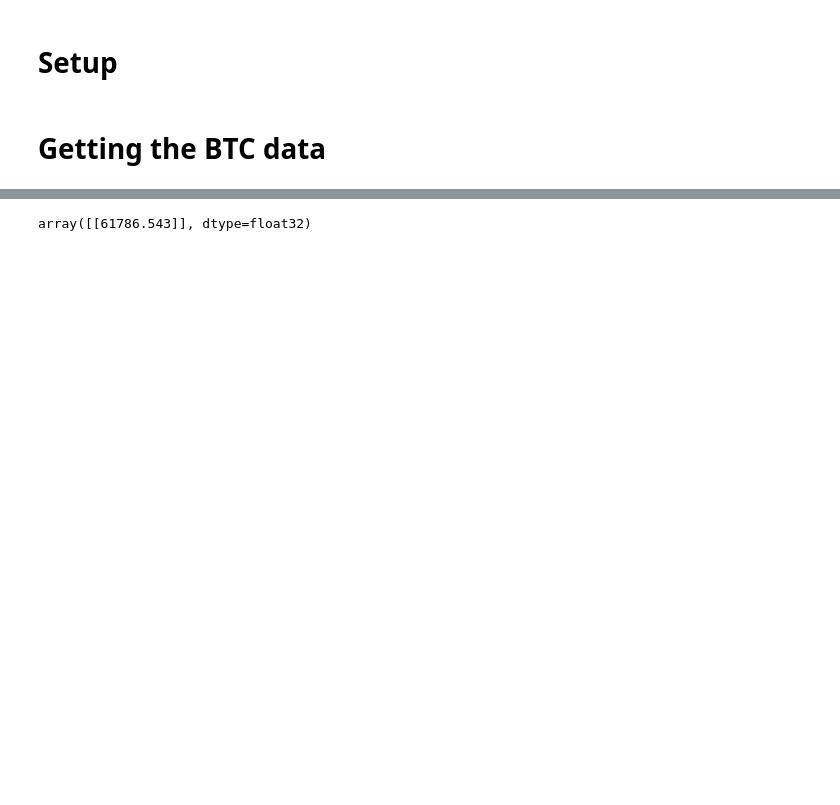
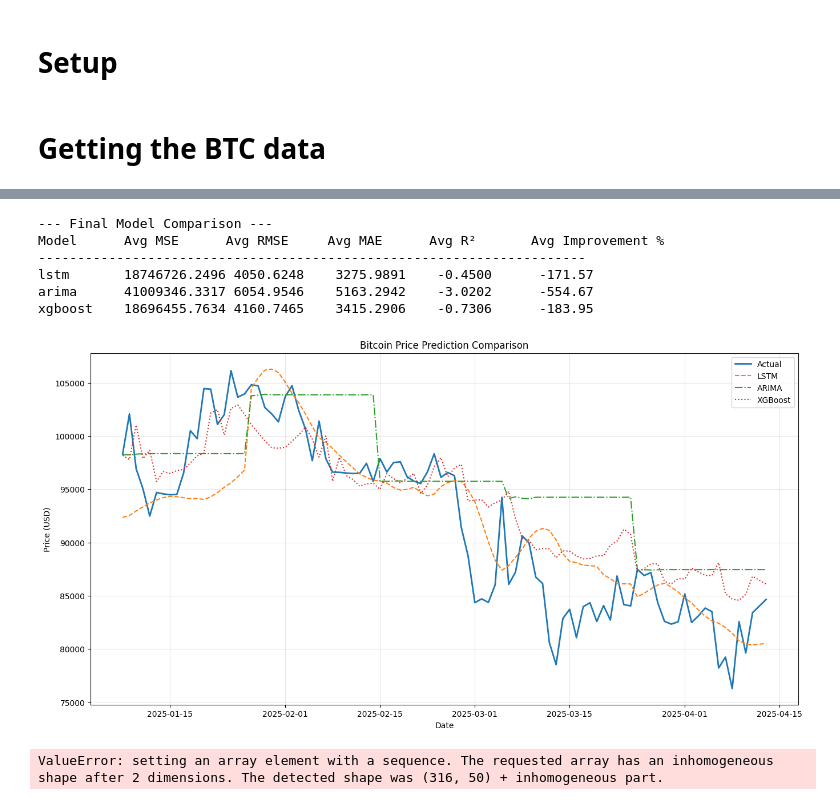
Before and after one commit to anandvardhan09/Bitcoin_Price_Predictor, a Jupyter notebook: BTC_Price_predictor.ipynb, the cells around one changed output, grey strips where cells are left out. Drawn from its saved outputs; the diff is of its cells as text; code cells hidden in the pictures; blank space fills up the shorter version.

```diff
--- a/BTC_Price_predictor.ipynb
+++ b/BTC_Price_predictor.ipynb
@@ -174,4 +315,75 @@ plt.show()
-# %%
-predicted_price
-# %% [output]
-array([[61786.543]], dtype=float32)
+# %%
+# Display final comparison of models
+print("\n--- Final Model Comparison ---")
+print(f"{'Model':<10} {'Avg MSE':<12} {'Avg RMSE':<12} {'Avg MAE':<12} {'Avg R²':<12} {'Avg Improvement %':<20}")
+print("-" * 70)
+
+for model, metrics in aggregate_metrics.items():
+    print(f"{model:<10} {metrics['mse_avg']:<12.4f} {metrics['rmse_avg']:<12.4f} {metrics['mae_avg']:<12.4f} {metrics['r2_avg']:<12.4f} {metrics['improvement_avg']:<20.2f}")
+
+# Plot Results
+plt.figure(figsize=(16, 8))
+plt.plot(bitcoin_data.index[-len(all_actuals):], all_actuals, label='Actual', linewidth=2)
+plt.plot(bitcoin_data.index[-len(all_actuals):], all_predictions['lstm'], label='LSTM', linestyle='--')
+plt.plot(bitcoin_data.index[-len(all_actuals):], all_predictions['arima'], label='ARIMA', linestyle='-.')
+plt.plot(bitcoin_data.index[-len(all_actuals):], all_predictions['xgboost'], label='XGBoost', linestyle=':')
+plt.title('Bitcoin Price Prediction Comparison')
+plt.xlabel('Date')
+plt.ylabel('Price (USD)')
+plt.legend()
+plt.grid(True, alpha=0.3)
+plt.show()
+
+# Feature importance for XGBoost
+final_xgb_model = xgb.XGBRegressor(
+    objective='reg:squarederror',
+    n_estimators=100,
+    learning_rate=0.1,
+    max_depth=5
+)
+
+# Prepare data for the final XGBoost model
+look_back = 10
+X_final = []
+y_final = []
+
+for i in range(look_back, len(bitcoin_data)):
+    features = []
+    for col in feature_columns:
+        features.extend(bitcoin_data[col].iloc[i-look_back:i].values)
+    X_final.append(features)
+    y_final.append(bitcoin_data[target_column].iloc[i])
+
+X_final = np.array(X_final)
+y_final = np.array(y_final)
+
+final_xgb_model.fit(X_final, y_final)
+
+# Plot feature importance
+plt.figure(figsize=(12, 8))
+xgb.plot_importance(final_xgb_model, max_num_features=20)
+plt.title('XGBoost Feature Importance')
+plt.show()
+
+# Summary of model performance
+best_model = min(aggregate_metrics.items(), key=lambda x: x[1]['rmse_avg'])[0]
+print(f"\n--- Summary ---")
+print(f"The best performing model was: {best_model.upper()}")
+print(f"Average RMSE: {aggregate_metrics[best_model]['rmse_avg']:.4f}")
+print(f"Average improvement over naive model: {aggregate_metrics[best_model]['improvement_avg']:.2f}%")
+print("\nThis implementation includes:")
+print("- Enhanced feature engineering (MA7, MA30, Volatility, RSI)")
+print("- Walk-forward validation with 5 validation steps")
+print("- Model comparison (LSTM vs ARIMA vs XGBoost)")
+print("- Comprehensive evaluation metrics (MSE, RMSE, MAE, R²)")
+print("- Improvement metrics over naive baseline model")
+print("- Feature importance analysis")
+# %% [output]
+--- Final Model Comparison ---
+Model      Avg MSE      Avg RMSE     Avg MAE      Avg R²       Avg Improvement %
+----------------------------------------------------------------------
+lstm       18746726.2496 4050.6248    3275.9891    -0.4500      -171.57
+arima      41009346.3317 6054.9546    5163.2942    -3.0202      -554.67
+xgboost    18696455.7634 4160.7465    3415.2906    -0.7306      -183.95
+[figure, added]
+ValueError: setting an array element with a sequence. The requested array has an inhomogeneous shape after 2 dimensions. The detected shape was (316, 50) + inhomogeneous part.
```
Also changed, not shown: parts of 14 cells of this notebook.
